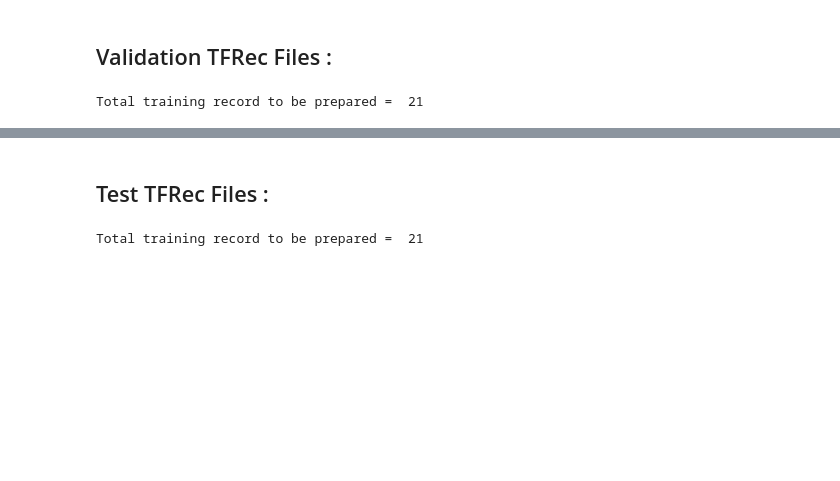
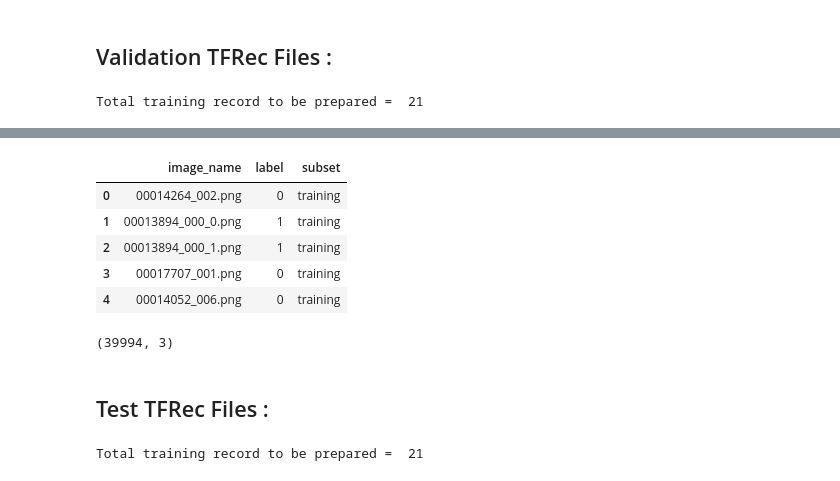
Before and after one commit to fireheart12/Chexnet_NIH, a Jupyter notebook: prepare-tfrec/NIH-prepareTFRec.ipynb, the cells around one changed output, grey strips where cells are left out. Drawn from its saved outputs; the diff is of its cells as text; code cells hidden in the pictures; blank space fills up the shorter version.

```diff
--- a/prepare-tfrec/NIH-prepareTFRec.ipynb
+++ b/prepare-tfrec/NIH-prepareTFRec.ipynb
@@ -241,4 +254,6 @@ total_chunks = len(training_image_ids)//SIZE + int(len(training_image_ids)%SIZE
 print("Total training record to be prepared = ", total_chunks)
 # %% [output]
 Total training record to be prepared =  94
+# %%
+dataframe_index = 0 # for appending entry to the meta dataframe
 # %%
@@ -311,40 +352,27 @@ Total training record to be prepared =  21
 for j in tqdm(range(total_chunks)) :
     print("\nWriting Validation TFRecord %i of %i"%(j+1, total_chunks))
     count = min(SIZE, len(validation_image_ids) - (j * SIZE))
-    with tf.io.TFRecordWriter("./tfrec_binary_classification/val%.2i-%i.tfrec"%(j, count * 10)) as writer :
+    with tf.io.TFRecordWriter("./tfrec_v3/val%.2i.tfrec"%(j)) as writer :
         c = 0
         for k in range(count) :
             image_id = validation_image_ids[(SIZE * j) + k]
             image = cv2.imread(PATH + image_id)
             image = cv2.cvtColor(image, cv2.COLOR_BGR2RGB)
             image = cv2.resize(image, (IMAGE_SIZE[0], IMAGE_SIZE[0]), interpolation = cv2.INTER_NEAREST)
+            image = cv2.imencode(".jpg", image, (cv2.IMWRITE_JPEG_QUALITY, 95))[1].tostring()
+            name_with_extension = image_id
+            name_without_extension = name_with_extension.split(".")[0]
+            row = stratified_val_set.loc[stratified_val_set.image_id == name_with_extension]
+            feature_list = [image, str.encode(name_without_extension), row.label.values[0]]
+            example = serialize_example(feature_list)
+            writer.write(example)
 
-            if stratified_val_set.loc[stratified_val_set.image_id == image_id].values[0][1] == 1 :
-                for t in range(5) :
-                    image_copy = image.copy()
-                    image_copy = apply_albumin_augmentation(image_copy, transform)
-                    image_copy = cv2.imencode(".jpg", image_copy, (cv2.IMWRITE_JPEG_QUALITY, 95))[1].tostring()
-                    name_with_extension = image_id
-                    name_without_extension = name_with_extension.split(".")[0] + "_" + str(t)
-                    row = stratified_val_set.loc[stratified_val_set.image_id == name_with_extension]
-                    feature_list = [image_copy, str.encode(name_without_extension), row.label.values[0]]
-                    example = serialize_example(feature_list)
-                    writer.write(example)
-                    c += 1
+            metadata_bin_clf_tfrec.loc[dataframe_index] = [name_without_extension + ".png", row.label.values[0], "validation"]
+            dataframe_index = dataframe_index + 1
 
-                    if c %100 == 0 :
-                        print(c, ",", end = " ")
-            else:
-                image = cv2.imencode(".jpg", image, (cv2.IMWRITE_JPEG_QUALITY, 95))[1].tostring()
-                name_with_extension = image_id
-                name_without_extension = name_with_extension.split(".")[0]
-                row = stratified_val_set.loc[stratified_val_set.image_id == name_with_extension]
-                feature_list = [image, str.encode(name_without_extension), row.label.values[0]]
-                example = serialize_example(feature_list)
-                writer.write(example)
-                c += 1
+            c += 1
 
-                if c %100 == 0 :
-                    print(c, ",", end = " ")
+            if c %100 == 0 :
+                print(c, ",", end = " ")
 # %% [output]
 Writing Validation TFRecord 1 of 21
@@ -368,3 +395,16 @@ Writing Validation TFRecord 21 of 21
+# %%
+metadata_bin_clf_tfrec.head()
+# %% [output]
+|  | image_name | label | subset |
+| 0 | 00014264_002.png | 0 | training |
+| 1 | 00013894_000_0.png | 1 | training |
+| 2 | 00013894_000_1.png | 1 | training |
+| 3 | 00017707_001.png | 0 | training |
+| 4 | 00014052_006.png | 0 | training |
+# %%
+metadata_bin_clf_tfrec.shape
+# %% [output]
+(39994, 3)
 # %% [markdown]
 ## Test TFRec Files :
 # %%
```
Also changed, not shown: parts of 13 cells of this notebook.
